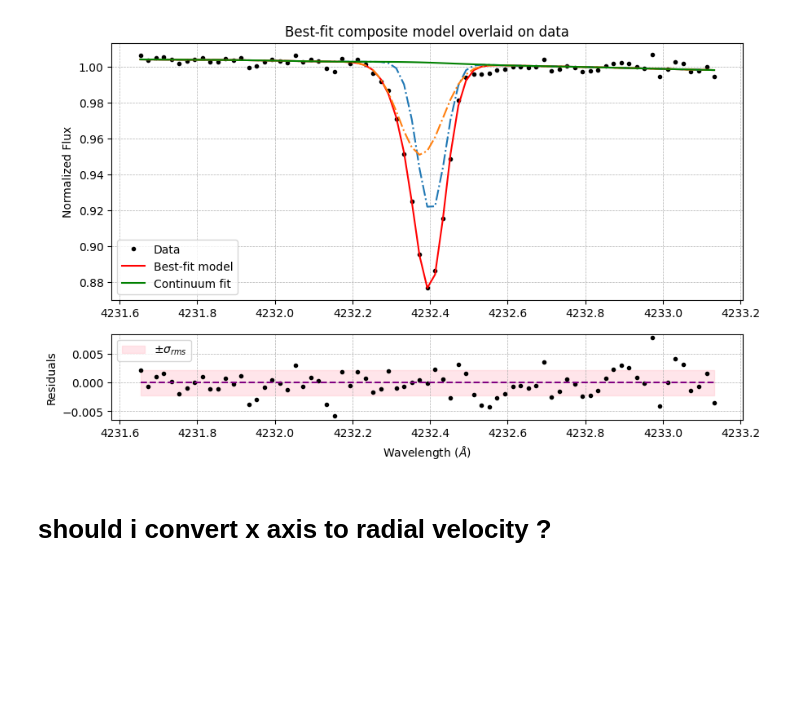
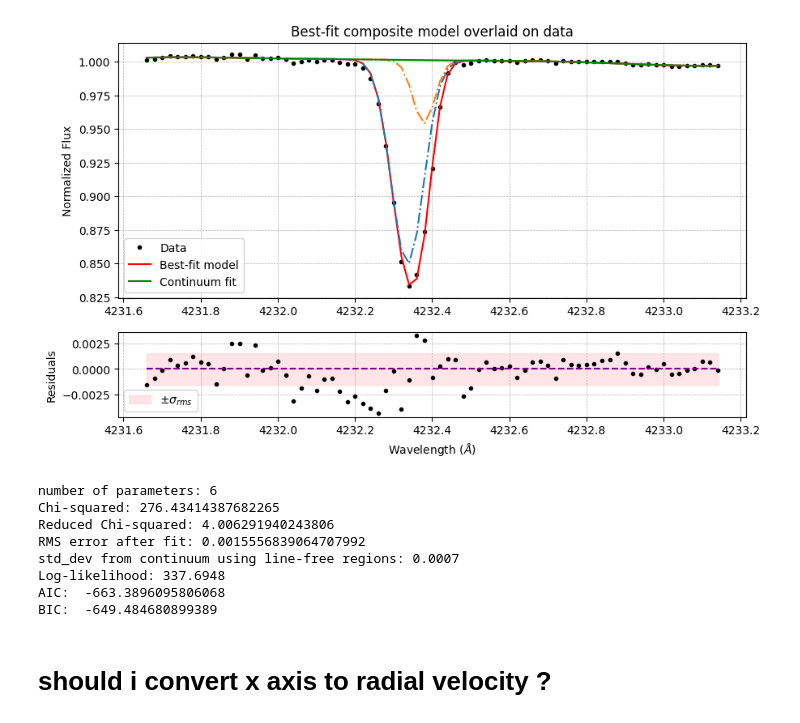
Before and after one commit to AyanS13/edibles, a Jupyter notebook: edibles_voigtfit_CHplus_work/plottings_CHp.ipynb, the cells around one changed output. Cells and saved outputs as stored; diff of their text form; code cells hidden in the pictures; blank space fills up the shorter version.

```diff
--- a/edibles_voigtfit_CHplus_work/plottings_CHp.ipynb
+++ b/edibles_voigtfit_CHplus_work/plottings_CHp.ipynb
@@ -58,5 +52,5 @@ for i in test:
 # %%
-filename = "/HD170740/BLUE_437/HD170740_w437_blue_20140915_O15.fits" # mention the file which needs fitting
+filename = "/HD161056/BLUE_437/HD161056_w437_blue_20170508_O15.fits" # mention the file which needs fitting
 wrange = [4231.65, 4233.15]
 sp = EdiblesSpectrum(filename)
 sp.getSpectrum(xmin=wrange[0], xmax=wrange[1])
@@ -81,7 +75,7 @@ Standard deviation of flux: 0.0025082471483615643
 ## next try to fit continuum using cubic splines
 
 anchor_points_wave = np.array([4231.65, 4231.8, 4231.95, 4232.15, 4232.35, 4232.55, 4232.75, 4232.95, 4233.15])
-anchor_points_flux = np.array([1.004, 1.0038, 1.0035, 1.0028, 1.0025, 1.001, 1.00, 0.999, 0.998])
+anchor_points_flux = np.array([1.003, 1.0033, 1.0027, 1.002, 1.0013, 1.0008, 1.00, 0.998, 0.997])
 
 # anchor_points_wave = np.array([4231, 4231.25, 4231.5, 4231.75, 4232, 4232.12, 4232.29, 4232.72, 4232.85, 4233])
 # anchor_points_flux = np.interp(anchor_points_wave, wave, flux)
@@ -118,9 +112,9 @@ gamma = np.array([1e8, 1e8])
 
 
 # Best-fit params
-b = np.array([3.05, 5.27])  # in km/s
-v_rad = np.array([-10.3, -12.2]) # in km/s
-N = np.array([10**(12.9513), 10**(12.9301)])  # in cm^-2
+b = np.array([3.66, 2.13])  # in km/s
+v_rad = np.array([-15, -12]) # in km/s
+N = np.array([10**(13.2908), 10**(12.5940)])  # in cm^-2
 
 
 
@@ -147,34 +141,67 @@ fig = plt.figure(figsize=(10, 6))
 # Create a GridSpec with 2 rows and 1 column, with different height ratios
 grid = fig.add_gridspec(nrows=2, ncols=1, height_ratios=[6, 2])
 
 # Add the first subplot (upper image), which will take up 6/8 of the height
 ax1 = fig.add_subplot(grid[0, 0])
 ax1.set_title('Best-fit composite model overlaid on data')
 ax1.plot(wave, flux, 'k.', label='Data')
 ax1.plot(wave, continuum * model_fit, 'r-', label='Best-fit model')
 ax1.plot(wave, continuum * model_comp_0, '-.')
 ax1.plot(wave, continuum * model_comp_1, '-.')
 ax1.plot(wave, continuum, 'green', label='Continuum fit')
 ax1.set_ylabel('Normalized Flux')
 ax1.grid('on', which='both', linestyle='--', linewidth=0.5)
 ax1.legend()
 
 # Add the second subplot (lower image), which will take up 2/8 of the height
 ax2 = fig.add_subplot(grid[1, 0])
 # ax2.set_title('Residuals after fitting')
 ax2.plot(wave, flux - (continuum * model_fit), 'k.')
 ax2.hlines(0, wave.min(), wave.max(), colors='purple', linestyles='dashed')
 # ax2.hlines(rms_error, wave.min(), wave.max(), colors='red', linestyles='dashed')
 # ax2.hlines(-rms_error, wave.min(), wave.max(), colors='red', linestyles='dashed')
 ax2.set_ylabel('Residuals')
 ax2.set_xlabel('Wavelength ($\AA$)')
 ax2.grid('on', which='both', linestyle='--', linewidth=0.5)
 ax2.fill_between(wave, -rms_error, rms_error, color='pink', alpha=0.4, label='$\pm \sigma_{rms}$')
 ax2.legend()
 # Show the plot
 plt.show()
+
+num_params=6
+
+chi_squared = np.sum(((flux - (continuum * AbsorptionLine)) / std_dev)**2)
+print('number of parameters:', num_params)
+print(f"Chi-squared: {chi_squared}")
+print(f"Reduced Chi-squared: {chi_squared / (len(flux) - num_params)}")
+print(f"RMS error after fit: {rms_error}")
+print(f"std_dev from continuum using line-free regions: {std_dev}")
+
+# Calculate log-likelihood
+num_data_points = len(flux)  # Number of data points (e.g.,
+log_likelihood = -0.5 * num_data_points * np.log(2 * np.pi) - num_data_points * np.log(std_dev) - 0.5 * chi_squared
+
+# Calculate AIC and BIC
+aic = 2 * num_params - 2 * log_likelihood
+bic = num_params * np.log(num_data_points) - 2 * log_likelihood
+
+# Print results
+# print('Number of parameters:', num_params)
+# print(f"Chi-squared: {chi_squared:.4f}")
+# print(f"Reduced Chi-squared: {chi_squared / (num_data_points - num_params):.4f}")
+print(f"Log-likelihood: {log_likelihood:.4f}")
+print(f"AIC: ", aic)
+print(f"BIC: ", bic)
 # %% [output]
-[figure, old version]
+[figure, new version]
+number of parameters: 6
+Chi-squared: 276.43414387682265
+Reduced Chi-squared: 4.006291940243806
+RMS error after fit: 0.0015556839064707992
+std_dev from continuum using line-free regions: 0.0007
+Log-likelihood: 337.6948
+AIC:  -663.3896095806068
+BIC:  -649.484680899389
 # %% [markdown]
 # should i convert x axis to radial velocity ?
 # %% [markdown]
```
Also changed, not shown: parts of 10 cells of this notebook, 1 other file.
